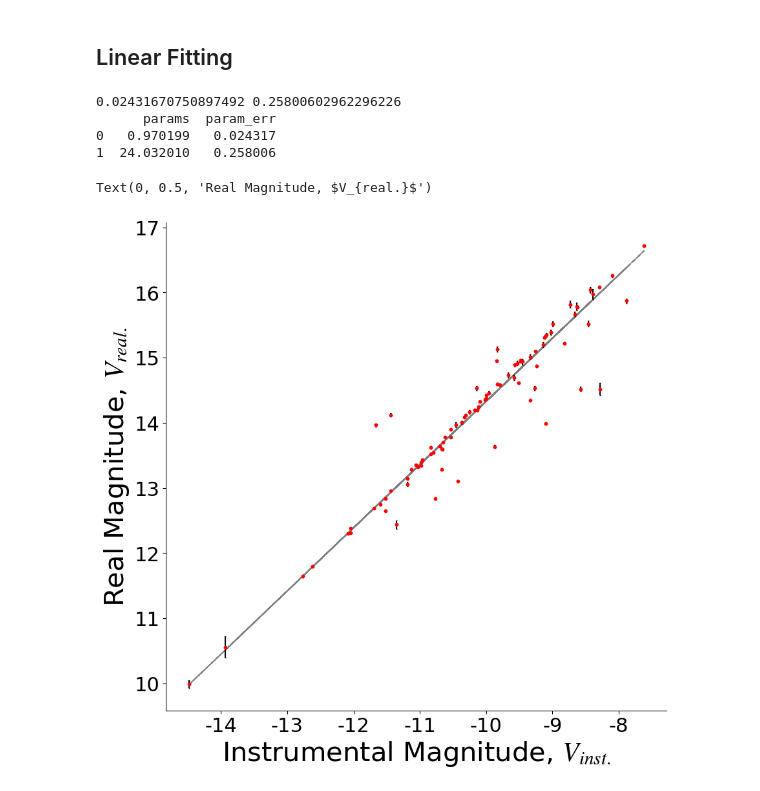
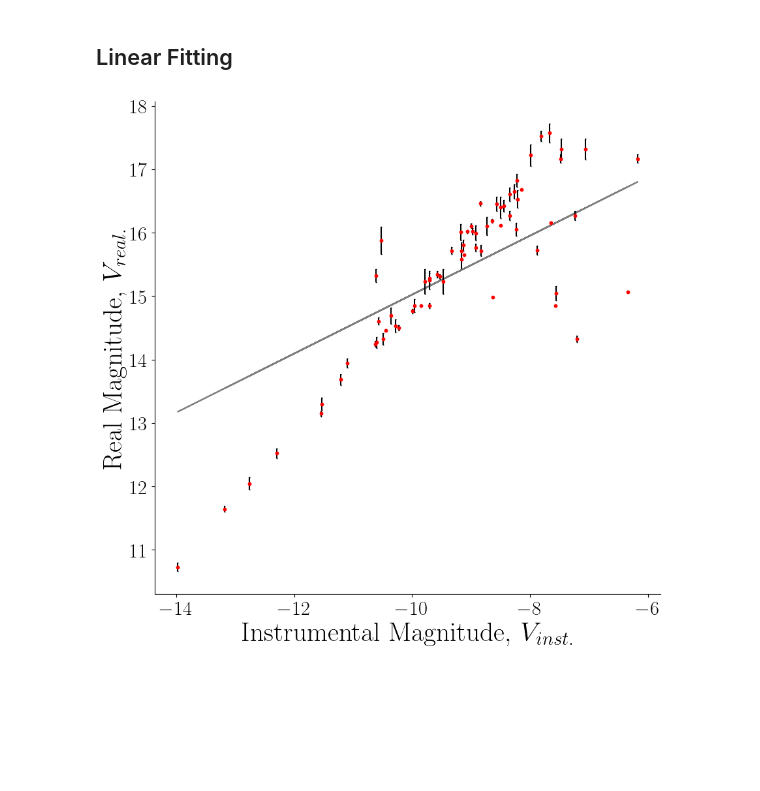
Before and after one commit to OwenJohnsons/Final_Year_Project, a Jupyter notebook: Code/magnitude.calibration.ipynb, the cells around one changed output. Cells and saved outputs as stored; diff of their text form; code cells hidden in the pictures; blank space fills up the shorter version.

```diff
--- a/Code/magnitude.calibration.ipynb
+++ b/Code/magnitude.calibration.ipynb
@@ -85,14 +92,11 @@ def WCS_conversion(file_path):
     '''
 
     hdulist = fits.open(file_path)
-    data = fits.getdata(file_path)
+    w = wcs.WCS(hdulist[0].header) # Parse the WCS keywords in the primary HDU
+    data = hdulist[0].data
 
-    DAO_sources  = starfinder(data, 6, True) # calling the star finder function
-
+    DAO_sources  = starfinder(data, 6, False) # calling the star finder function
     target_RADEC = []
-
-    # Parse the WCS keywords in the primary HDU
-    w = wcs.WCS(hdulist[0].header)
 
     for idx in range(0, len(DAO_sources)):
         world = w.pixel_to_world(DAO_sources['xcentroid'][idx], DAO_sources['ycentroid'][idx])
@@ -140,14 +132,13 @@ def APASS_query(frame_center):
     return(Vizier.query_region(coord.SkyCoord(frame_center, frame='fk5'), radius=Angle(query_radius, "deg"),  catalog='apass9')[0])
 
 edge = tWCS.pixel_to_world(0, 0); max_ed = tWCS.pixel_to_world(850, 800)
-print(max_ed, max)
 
 catalog_result = APASS_query(cnt)
-thrs = catalog_result['e_Vmag'].mean() + catalog_result['e_Vmag'].std()
+thrs = catalog_result['e_Bmag'].mean() + catalog_result['e_Bmag'].std()
 # catalog_result = (catalog_result[np.where(catalog_result['DEJ2000'] > edge.dec.degree) and np.where(catalog_result['DEJ2000'] < max_ed.dec.degree)])
 # and catalog_result[np.where(catalog_result['RAJ2000'] > edge.ra.degree) and np.where(catalog_result['RAJ2000'] < max_ed.ra.degree)]])
 
-catalog_result = catalog_result[np.where(catalog_result['e_Vmag'] < thrs) and np.where(catalog_result['e_Vmag'] > 0)]
+catalog_result = catalog_result[np.where(catalog_result['e_Bmag'] < thrs) and np.where(catalog_result['e_Bmag'] > 0)]
 test_RA = catalog_result['RAJ2000']
 test_DEC = catalog_result['DEJ2000']
 
@@ -185,18 +173,18 @@ catalog_coord = SkyCoord(catalog_result['RAJ2000'], catalog_result['DEJ2000'], u
 obs_idx = 0; cat_idx = 0
 for obs_coord in tar:
     sep2tar = obs_coord.separation(catalog_coord).degree
-    if sep2tar.min() < 10e-4:
+    if sep2tar.min() < 2e-3:
         obs_index.append(obs_idx)
         cat_index.append(np.argmin(sep2tar))
     cat_idx += 1
     obs_idx += 1
 
 # complete removal of duplicates from the set
-res = [idx for idx, val in enumerate(cat_index) if val in cat_index[:idx]]
+# res = [idx for idx, val in enumerate(cat_index) if val in cat_index[:idx]]
+# cat_index = np.delete(cat_index, res); obs_index = np.delete(obs_index, res)
+# res = np.array(res) - 1
+# cat_index = np.delete(cat_index, res); obs_index = np.delete(obs_index, res)
 
-cat_index = np.delete(cat_index, res); obs_index = np.delete(obs_index, res)
-res = np.array(res) - 1
-cat_index = np.delete(cat_index, res); obs_index = np.delete(obs_index, res)
-
+print('Number of reference target that meet conditions:', len(cat_index))
 
 catalog_RA_pixel, catalog_DEC_pixel = Pixel_conversion(catalog_result['RAJ2000'], catalog_result['DEJ2000'], temp_file_name)
@@ -266,30 +256,29 @@ def aper_photometry(data, sources):
 # %%
 def lin_func(x, m, c):
 	return m*x + c
+# %%
+obs_mag = aper_photometry(image_data, DAO_source_table[obs_index])
+catalog_mag = catalog_result['Bmag'][cat_index]; catalog_mag_err = catalog_result['e_Bmag'][cat_index]
+
+# --- Removing any NAN values ---
+nan_idx = np.argwhere(np.isnan(obs_mag))
+obs_mag = np.delete(obs_mag, nan_idx); catalog_mag = np.delete(catalog_mag, nan_idx);  catalog_mag_err = np.delete(catalog_mag_err, nan_idx)
 # %%
-obs_mag = aper_photometry(image_data, DAO_source_table[obs_index])
-catalog_mag = catalog_result['Vmag'][cat_index]; catalog_mag_err = catalog_result['e_Vmag'][cat_index]
 
 # --- fitting data for graph ---
 popt, pcov = curve_fit(lin_func, obs_mag, catalog_mag, sigma = (catalog_mag_err))
 fit_data = lin_func(obs_mag, popt[0], popt[1])
 slope_err = np.sqrt(pcov[0][0]); const_err = np.sqrt(pcov[1][1])
-print(slope_err, const_err)
 
 # Create DataFrame
 data = {'params': popt, 'param_err': [slope_err, const_err]}
 df = pd.DataFrame(data)
 df.to_csv(r'calibration_parameters/' + target_name + '.txt', index=None, sep=' ', mode='a')
-print(df)
 
-plt.plot(obs_mag, fit_data, 'k--', alpha = 0.5)
+plt.plot(obs_mag, fit_data, 'k-', alpha = 0.5)
 plt.scatter(obs_mag, catalog_mag, s = 10, color = 'red', zorder = 3)
 plt.errorbar(obs_mag, catalog_mag, yerr=catalog_mag_err, ls = 'None', capsize = .5, color = 'black')
-plt.xlabel('Instrumental Magnitude, $V_{inst.}$'); plt.ylabel('Real Magnitude, $V_{real.}$')
+plt.xlabel('Instrumental Magnitude, $V_{{inst.}}$'); plt.ylabel('Real Magnitude, $V_{real.}$')
+plt.savefig('calibration_parameters/plots/' + target_name + '.png')
 # %% [output]
-0.02431670750897492 0.25800602962296226
-      params  param_err
-0   0.970199   0.024317
-1  24.032010   0.258006
-Text(0, 0.5, 'Real Magnitude, $V_{real.}$')
-[figure, old version]
+[figure, new version]
```
Also changed, not shown: parts of 10 cells of this notebook.
